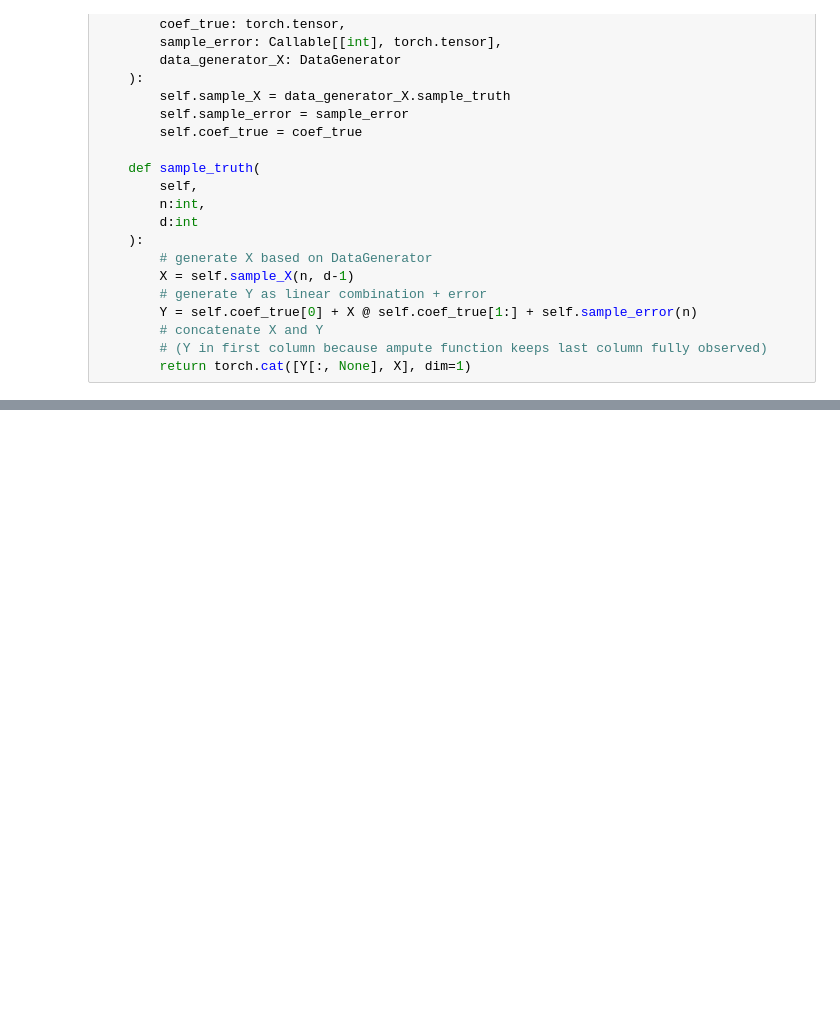
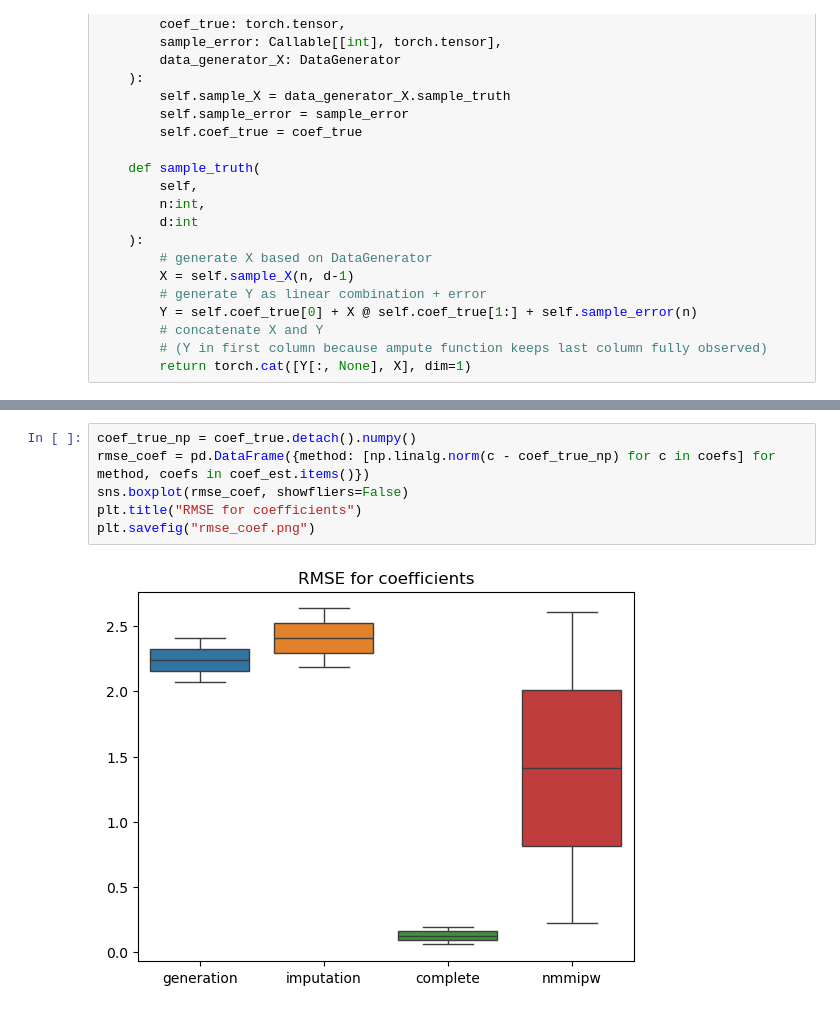
Before and after one commit to huimin-hu-stat/MAR-v2, a Jupyter notebook: regression.ipynb, the cells around one changed output, grey strips where cells are left out. Cells and saved outputs as stored; diff of their text form; blank space fills up the shorter version.

```diff
--- a/regression.ipynb
+++ b/regression.ipynb
@@ -273,3 +308,11 @@ plt.savefig("coef.png")
+# %%
+coef_true_np = coef_true.detach().numpy()
+rmse_coef = pd.DataFrame({method: [np.linalg.norm(c - coef_true_np) for c in coefs] for method, coefs in coef_est.items()})
+sns.boxplot(rmse_coef, showfliers=False)
+plt.title("RMSE for coefficients")
+plt.savefig("rmse_coef.png")
+# %% [output]
+[figure, added]
 # %%
 rmse = np.sqrt(pd.DataFrame(mse))
 sns.boxplot(rmse, showfliers=False)
```
Also changed, not shown: parts of 8 cells of this notebook.
